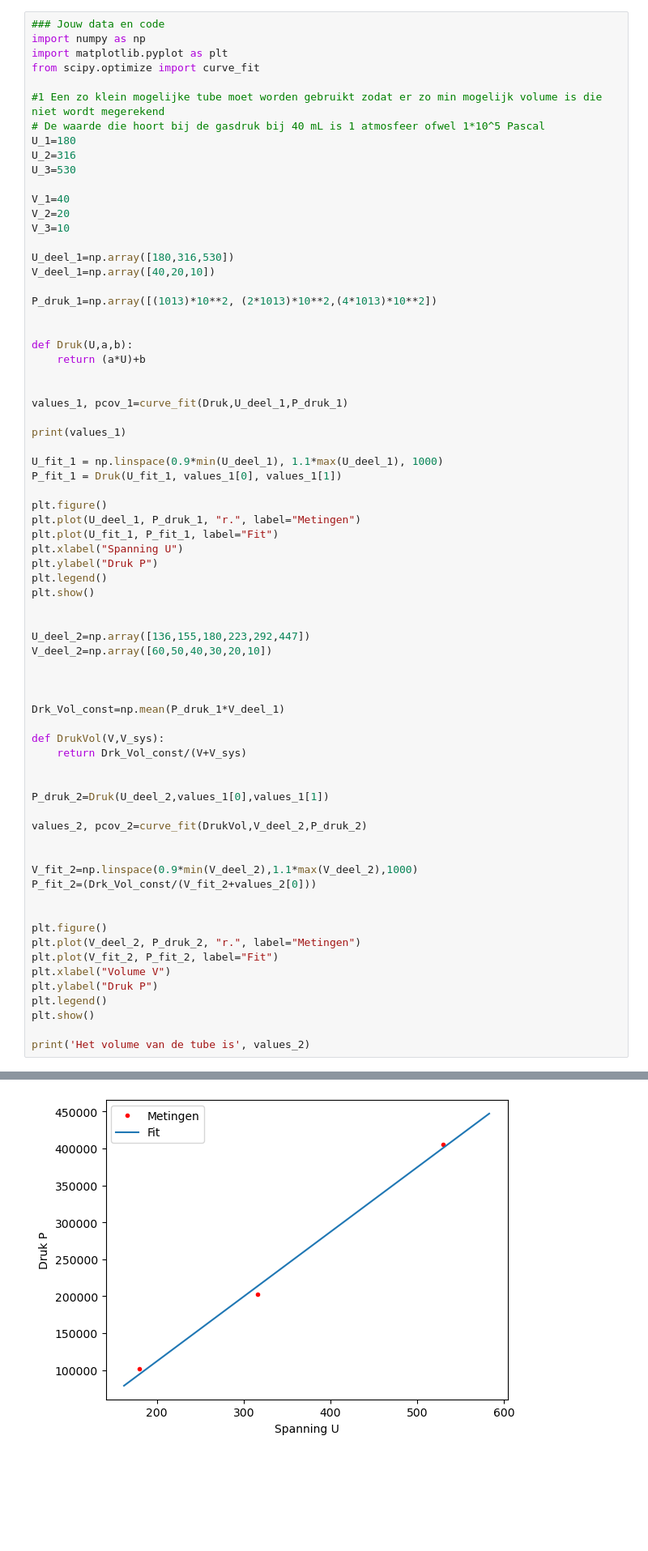
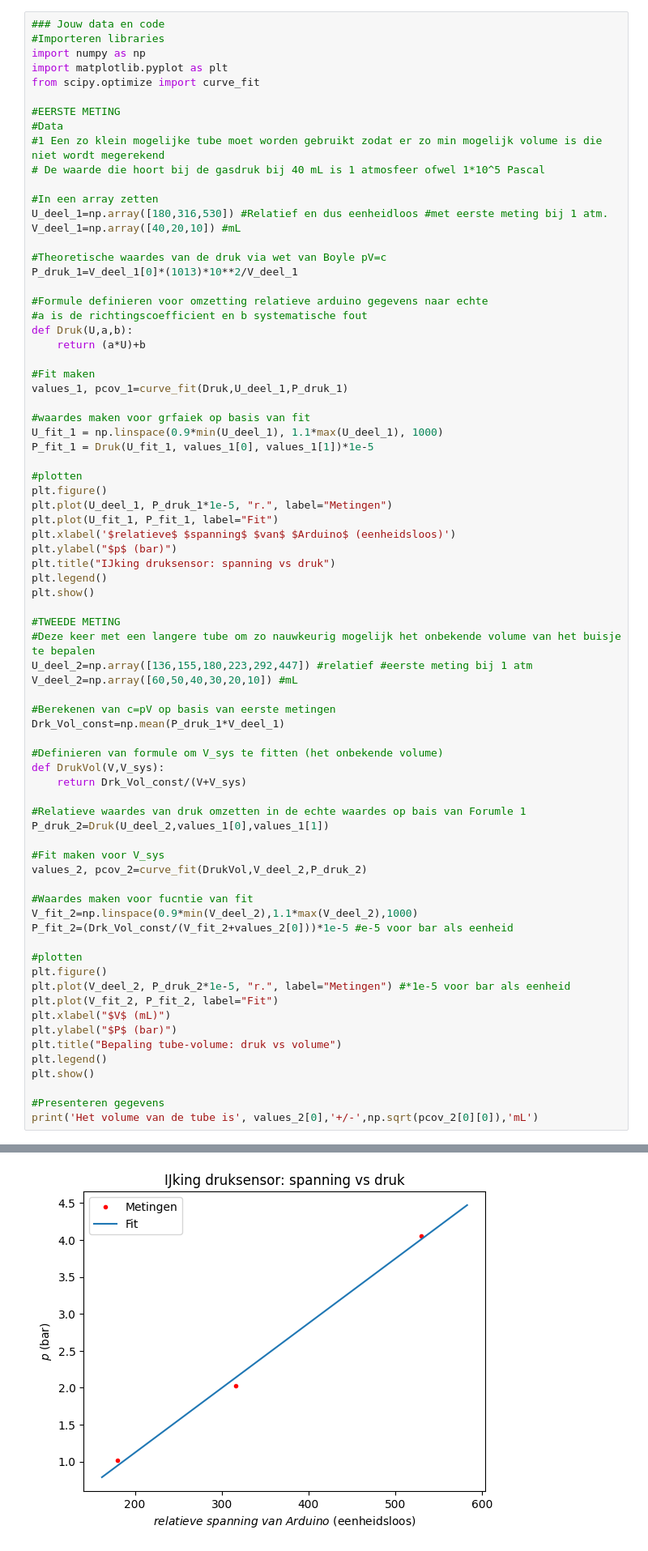
Before and after one commit to FelixJacobs11/TUAmsterdam, a Jupyter notebook: Content/Labs/Druk/druksensorijken.ipynb, the cells around one changed output, grey strips where cells are left out. Shown at 81% size. Drawn from its saved outputs; the diff is of its cells as text; blank space fills up the shorter version.

Commit message:
druksensorijken puntjes op de i

```diff
--- a/Content/Labs/Druk/druksensorijken.ipynb
+++ b/Content/Labs/Druk/druksensorijken.ipynb
@@ -79,73 +79,77 @@ Maak gebruik van een systematische fout in het volume om het volume van de tube
 ## Resultaten
 # %%
 ### Jouw data en code
+#Importeren libraries
 import numpy as np
 import matplotlib.pyplot as plt
 from scipy.optimize import curve_fit
 
+#EERSTE METING
+#Data
 #1 Een zo klein mogelijke tube moet worden gebruikt zodat er zo min mogelijk volume is die niet wordt megerekend
 # De waarde die hoort bij de gasdruk bij 40 mL is 1 atmosfeer ofwel 1*10^5 Pascal
-U_1=180
-U_2=316
-U_3=530
 
-V_1=40
-V_2=20
-V_3=10
+#In een array zetten
+U_deel_1=np.array([180,316,530]) #Relatief en dus eenheidloos #met eerste meting bij 1 atm.
+V_deel_1=np.array([40,20,10]) #mL
 
-U_deel_1=np.array([180,316,530])
-V_deel_1=np.array([40,20,10])
+#Theoretische waardes van de druk via wet van Boyle pV=c
+P_druk_1=V_deel_1[0]*(1013)*10**2/V_deel_1
 
-P_druk_1=np.array([(1013)*10**2, (2*1013)*10**2,(4*1013)*10**2])
-
-
+#Formule definieren voor omzetting relatieve arduino gegevens naar echte
+#a is de richtingscoefficient en b systematische fout
 def Druk(U,a,b):
     return (a*U)+b
 
-
+#Fit maken
 values_1, pcov_1=curve_fit(Druk,U_deel_1,P_druk_1)
 
-print(values_1)
+#waardes maken voor grfaiek op basis van fit
+U_fit_1 = np.linspace(0.9*min(U_deel_1), 1.1*max(U_deel_1), 1000)
+P_fit_1 = Druk(U_fit_1, values_1[0], values_1[1])*1e-5
 
-U_fit_1 = np.linspace(0.9*min(U_deel_1), 1.1*max(U_deel_1), 1000)
-P_fit_1 = Druk(U_fit_1, values_1[0], values_1[1])
-
+#plotten
 plt.figure()
-plt.plot(U_deel_1, P_druk_1, "r.", label="Metingen")
+plt.plot(U_deel_1, P_druk_1*1e-5, "r.", label="Metingen")
 plt.plot(U_fit_1, P_fit_1, label="Fit")
-plt.xlabel("Spanning U")
-plt.ylabel("Druk P")
+plt.xlabel('$relatieve$ $spanning$ $van$ $Arduino$ (eenheidsloos)')
+plt.ylabel("$p$ (bar)")
+plt.title("IJking druksensor: spanning vs druk")
 plt.legend()
 plt.show()
 
+#TWEEDE METING
+#Deze keer met een langere tube om zo nauwkeurig mogelijk het onbekende volume van het buisje te bepalen
+U_deel_2=np.array([136,155,180,223,292,447]) #relatief #eerste meting bij 1 atm
+V_deel_2=np.array([60,50,40,30,20,10]) #mL
 
-U_deel_2=np.array([136,155,180,223,292,447])
-V_deel_2=np.array([60,50,40,30,20,10])
-
-
-
+#Berekenen van c=pV op basis van eerste metingen
 Drk_Vol_const=np.mean(P_druk_1*V_deel_1)
 
+#Definieren van formule om V_sys te fitten (het onbekende volume)
 def DrukVol(V,V_sys):
     return Drk_Vol_const/(V+V_sys)
 
-
+#Relatieve waardes van druk omzetten in de echte waardes op bais van Forumle 1
 P_druk_2=Druk(U_deel_2,values_1[0],values_1[1])
 
+#Fit maken voor V_sys
 values_2, pcov_2=curve_fit(DrukVol,V_deel_2,P_druk_2)
 
+#Waardes maken voor fucntie van fit
+V_fit_2=np.linspace(0.9*min(V_deel_2),1.1*max(V_deel_2),1000)
+P_fit_2=(Drk_Vol_const/(V_fit_2+values_2[0]))*1e-5 #e-5 voor bar als eenheid
 
-V_fit_2=np.linspace(0.9*min(V_deel_2),1.1*max(V_deel_2),1000)
-P_fit_2=(Drk_Vol_const/(V_fit_2+values_2[0]))
-
-
+#plotten
 plt.figure()
-plt.plot(V_deel_2, P_druk_2, "r.", label="Metingen")
+plt.plot(V_deel_2, P_druk_2*1e-5, "r.", label="Metingen") #*1e-5 voor bar als eenheid
 plt.plot(V_fit_2, P_fit_2, label="Fit")
-plt.xlabel("Volume V")
-plt.ylabel("Druk P")
+plt.xlabel("$V$ (mL)")
+plt.ylabel("$P$ (bar)")
+plt.title("Bepaling tube-volume: druk vs volume")
 plt.legend()
 plt.show()
 
-print('Het volume van de tube is', values_2)
+#Presenteren gegevens
+print('Het volume van de tube is', values_2[0],'+/-',np.sqrt(pcov_2[0][0]),'mL')
 # %% [output]
@@ -153 +156 @@ print('Het volume van de tube is', values_2)
-[figure, old version]
+[figure, new version]
```
Also changed, not shown: parts of 1 cell of this notebook, 1 other file.
